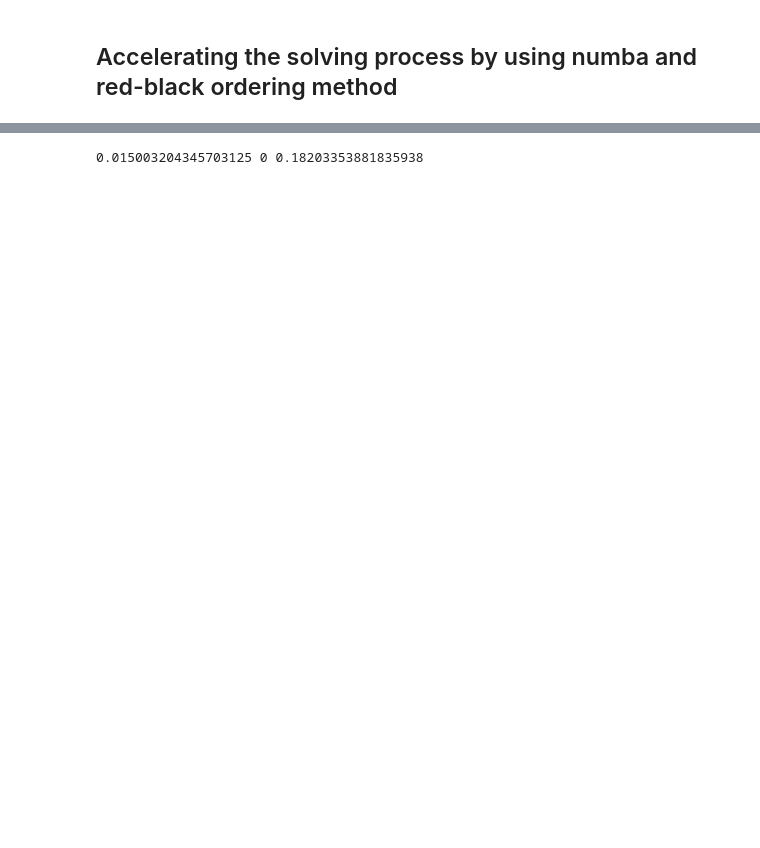
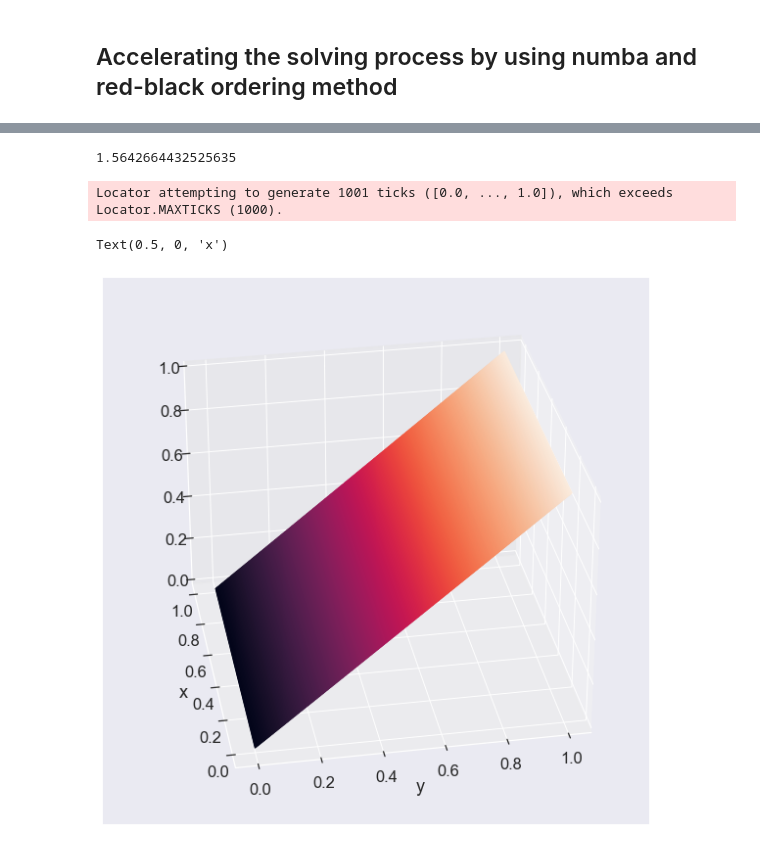
Before and after one commit to Alex-notmyname/MSC-Computational-Science, a Jupyter notebook: Scientific_Computing/Set 2 report/Exercise_1_1.ipynb, the cells around one changed output, grey strips where cells are left out. Drawn from its saved outputs; the diff is of its cells as text; code cells hidden in the pictures; blank space fills up the shorter version.

```diff
--- a/Scientific_Computing/Set 2 report/Exercise_1_1.ipynb
+++ b/Scientific_Computing/Set 2 report/Exercise_1_1.ipynb
@@ -333,7 +292,7 @@ def red_black_grid(N):
 
     red_block = set()
     black_block = set()
-    for p in prange(len(x)):
+    for p in range(len(x)):
         i = x[p]
         for j in y:
             if ((i+j) % 2 == 1):
@@ -350,6 +309,10 @@ def red_black_grid(N):
 
     return red_indices, black_indices
 # %%
+'''
+Ths function is very slow, need adjustment
+'''
+
 def lattice_value_finder(c_n, b_ind, N):
 
     b_i0, b_i1, b_j0, b_j1 = np.array((b_ind[0]-1, b_ind[1])), np.array((b_ind[0]+1, b_ind[1])), \
@@ -362,7 +325,7 @@ def lattice_value_finder(c_n, b_ind, N):
     b_i0[b_i0 < 0] = N - 1
     b_i1[b_i1 >= N] = 0
 
-    b_ind, b_i0, b_i1, b_j0, b_j1 = tuple(b_ind), tuple(b_i0), tuple(b_i1), tuple(b_j0), tuple(b_j1),
+    b_ind, b_i0, b_i1, b_j0, b_j1 = tuple(b_ind), tuple(b_i0), tuple(b_i1), tuple(b_j0), tuple(b_j1)
 
     c, c_i0, c_i1, c_j0, c_j1 = c_n[b_ind], c_n[b_i0], c_n[b_i1], c_n[b_j0], c_n[b_j1]
 
@@ -405,7 +379,7 @@ def get_c_next(c_n, red_indices, black_indices, N=100, w=1.8):
 %%time
 if __name__ == '__main__':
     # Define parameters
-    N = 150
+    N = 220
     w = 1.8
     e = 1e-5
 
@@ -413,9 +387,9 @@ if __name__ == '__main__':
     c_s = np.zeros((N, N))
     c_s[:, -1].fill(1)
 
+    calculation_time = 0
+
     time_grid_generate = 0
-    value_finder_time = 0
-    calculation_time = 0
 
     # Generate red_black_grid
     start_grid = time.time()
@@ -425,12 +399,12 @@ if __name__ == '__main__':
     time_grid_generate += (end_grid - start_grid)
 
 
-    for k in range(2000):
+    for k in range(4000):
 
-        c_s_next, value_finder_t, calculation_t = get_c_next(c_n=c_s, red_indices=red, black_indices=black, N=N, w=w)
+        c_s_next, calculation_t, calculation_t_b = get_c_next(c_n=c_s, red_indices=red, black_indices=black, N=N, w=w)
 
-        value_finder_time += value_finder_time
         calculation_time += calculation_t
+        calculation_time += calculation_t_b
 
         # apply the threshold
         diff_s = c_s_next - c_s
@@ -449,4 +423,19 @@ if __name__ == '__main__':
-# %%
-print( time_grid_generate, value_finder_time, calculation_time)
-# %% [output]
-0.015003204345703125 0 0.18203353881835938
+# %%
+calculation_time
+# %% [output]
+1.5642664432525635
+# %%
+ax3d = plt.axes(projection='3d')
+
+x = np.linspace(0, 1, 100)
+y = np.linspace(0, 1, 100)
+X, Y = np.meshgrid(x, y)
+
+ax3d.contour3D(X, Y, c_s_next, 999)
+ax3d.view_init(30, -100)
+ax3d.set_xlabel('y')
+ax3d.set_ylabel('x')
+# %% [output]
+Locator attempting to generate 1001 ticks ([0.0, ..., 1.0]), which exceeds Locator.MAXTICKS (1000).
+Text(0.5, 0, 'x')
+[figure, added]
```
Also changed, not shown: parts of 16 cells of this notebook, 8 other files.
